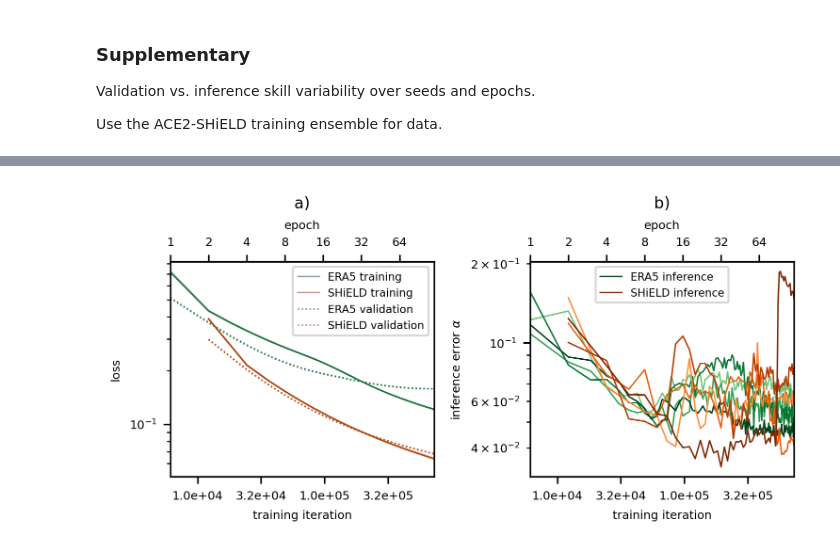
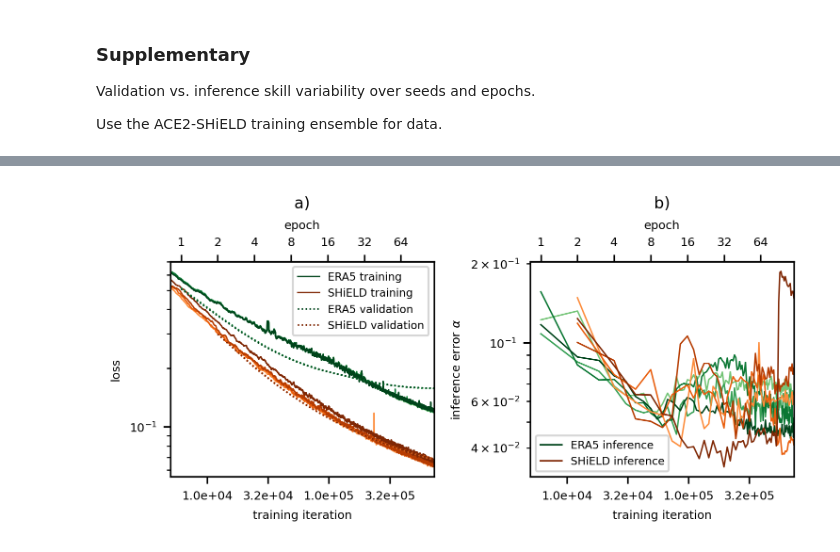
Before and after one commit to ai2cm/ace2-paper, a Jupyter notebook: notebooks/supplementary_val_inference_seed_epoch_variability.ipynb, the cells around one changed output, grey strips where cells are left out. Cells and saved outputs as stored; diff of their text form; code cells hidden in the pictures.

```diff
--- a/notebooks/supplementary_val_inference_seed_epoch_variability.ipynb
+++ b/notebooks/supplementary_val_inference_seed_epoch_variability.ipynb
@@ -22,11 +22,13 @@ METRICS = [
     EvalMetric("val/mean/loss", "validation loss"),
     EvalMetric("inference/time_mean_norm/rmse/channel_mean", "channel-mean global RMSE of time-mean normalized error"),
 ]
+BATCH_LOSS = EvalMetric("batch_loss", "training batch loss")
 METRIC_NAMES = [metric.name for metric in METRICS]
 N_EPOCHS_ERA5 = 120
 N_EPOCHS_SHiELD = 100 # some trained to 100, but only show 60
 STEPS_PER_EPOCH_ERA5 = 6117
 STEPS_PER_EPOCH_SHiELD = 12228
+BATCH_LOSS_FREQUENCY = 100
 MAX_STEPS = N_EPOCHS_ERA5 * STEPS_PER_EPOCH_ERA5 # for plotting
 N_SEEDS = 4
 # %%
@@ -107,7 +177,7 @@ plt.rc('lines', linewidth=0.75)
 # %%
 colors = plt.rcParams['axes.prop_cycle'].by_key()['color']
 custom_cycler = (
-    cycler(linestyle=(['-', ':'])) *
+    cycler(linestyle=(['-', ':', '-.'])) *
     cycler(color=[colors[i] for i in [0, 1, 2, 5]])
 )
 plt.rc('axes', prop_cycle=custom_cycler)
@@ -180,40 +251,40 @@ figsize = [1.27 * i for i in [4.0, 2.0]]
 
 fig, axes = plt.subplots(1, 2, figsize=figsize, sharex=True)
 ax0 = axes.flatten()[0]
-hte = era5_metrics['train/mean/loss'].plot(hue='seed', ax=ax0, add_legend=False, alpha=0.5)
-hts = shield_metrics['train/mean/loss'].plot(hue='seed', ax=ax0, add_legend=False, alpha=0.5)
-hve = era5_metrics['val/mean/loss'].plot(hue='seed', ax=ax0, add_legend=False, alpha=0.5)
-hvs = shield_metrics['val/mean/loss'].plot(hue='seed', ax=ax0, add_legend=False, alpha=0.5)
+hte = batch_loss_smooth.sel(group='ACE2-ERA5').plot(hue='seed', ax=ax0, add_legend=False)
+hts = batch_loss_smooth.sel(group='ACE2-SHiELD').plot(hue='seed', ax=ax0, add_legend=False)
+hve = era5_metrics['val/mean/loss'].plot(hue='seed', ax=ax0, add_legend=False)
+hvs = shield_metrics['val/mean/loss'].plot(hue='seed', ax=ax0, add_legend=False)
 ax0.set_xscale('log')
 ax0.set_yscale('log')
 ax0.set_xlabel('training iteration')
 ax0.set_ylabel('loss')
 ax0.set_xticks(step_ticks)
 ax0.set_xticklabels(step_ticks_labels)
-ax0.set_xlim([STEPS_PER_EPOCH_ERA5, MAX_STEPS])
+ax0.set_xlim([5e3, MAX_STEPS])
 ax0.set_title('a)')
 ax0t = ax0.secondary_xaxis('top', functions=(to_era5_epoch, from_era5_epoch))
 ax0t.set_xticks(epoch_ticks)
 ax0t.set_xticklabels(epoch_ticks_labels)
 ax0t.set_xlabel('epoch')
 ax0.legend([hte[-1], hts[-1], hve[-1], hvs[-1]], ['ERA5 training', 'SHiELD training', 'ERA5 validation', 'SHiELD validation'], fontsize='x-small')
 ax1 = axes.squeeze()[1]
 hie = era5_metrics['inference/time_mean_norm/rmse/channel_mean'].plot(hue='seed', ax=ax1)
 his = shield_metrics['inference/time_mean_norm/rmse/channel_mean'].plot(hue='seed', ax=ax1)
 ax1.set_xscale('log')
 ax1.set_yscale('log')
 ax1.set_xlabel('training iteration')
 ax1.set_ylabel(r'inference error $\alpha$')
 ax1.set_xticks(step_ticks)
 ax1.set_xticklabels(step_ticks_labels)
-ax1.set_xlim([STEPS_PER_EPOCH_ERA5, MAX_STEPS])
+ax1.set_xlim([5e3, MAX_STEPS])
 ax1.set_title('b)')
 ax1t = ax1.secondary_xaxis('top', functions=(to_era5_epoch, from_era5_epoch))
 ax1t.set_xticks(epoch_ticks)
 ax1t.set_xticklabels(epoch_ticks_labels)
 ax1t.set_xlabel('epoch')
 ax1.legend([hie[-1], his[-1]], ['ERA5 inference', 'SHiELD inference'], fontsize='x-small')
 fig.tight_layout()
 savefig(fig, 'supplementary_ace2_era5_shield_training.png')
 # %% [output]
-[figure, old version]
+[figure, new version]
```
Also changed, not shown: parts of 2 cells of this notebook, 1 other file.
